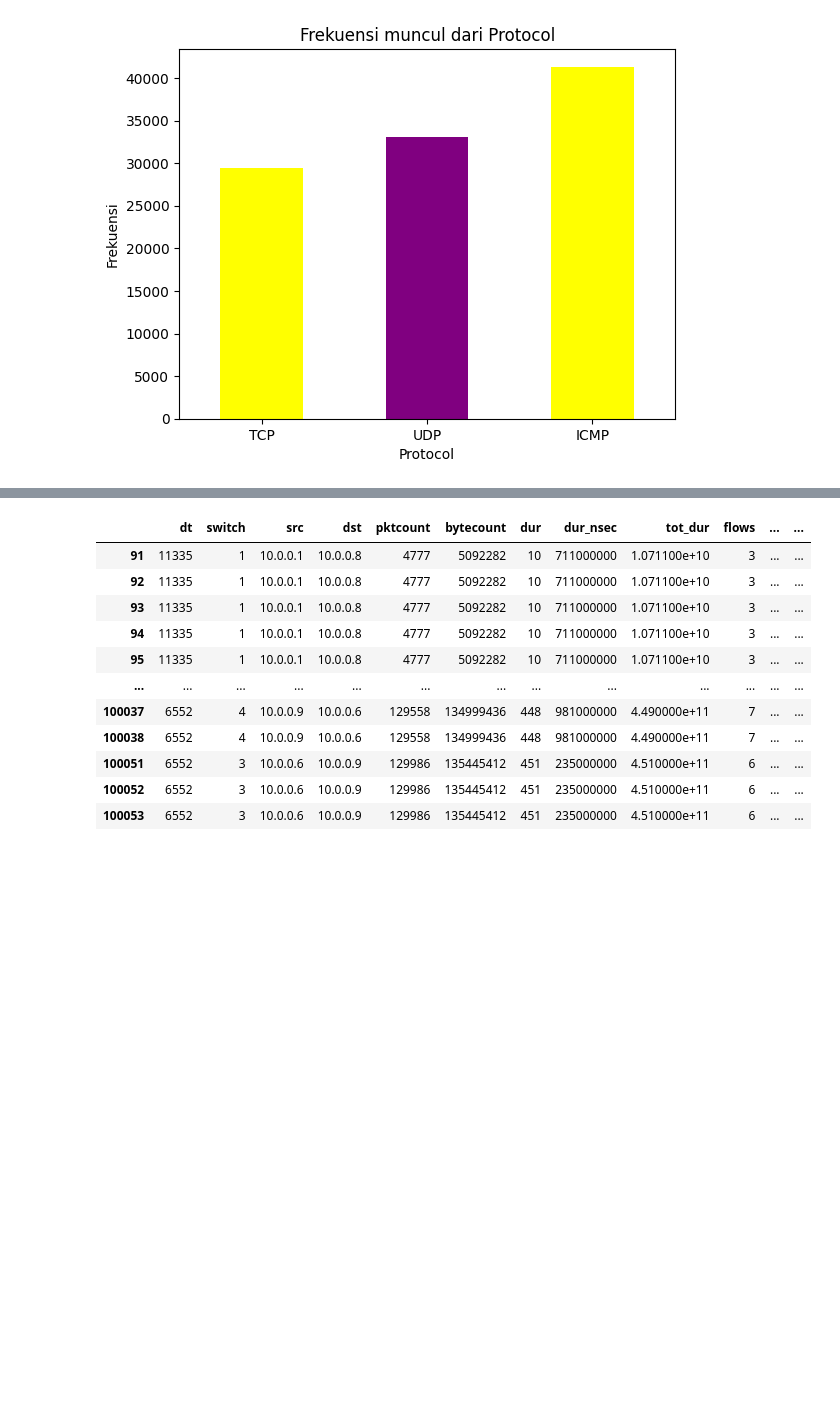
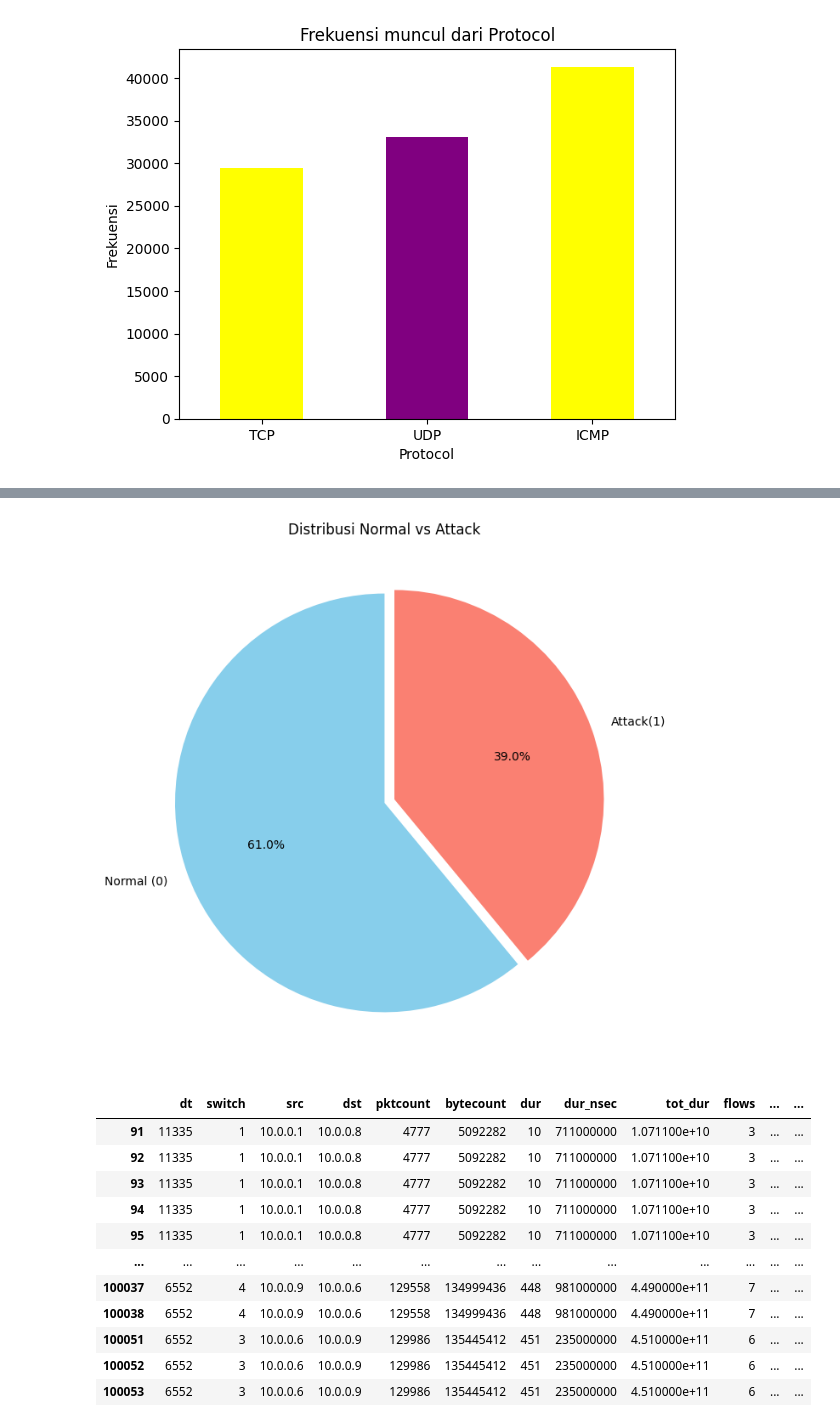
Before and after one commit to andiubaid09/Exploratory-Data-Analysis, a Jupyter notebook: Network Flow IoT/eda_network-flow.ipynb, the cells around one changed output, grey strips where cells are left out. Saved outputs shown, nothing was run; the diff lists cells and outputs as text; code cells hidden in the pictures; blank space fills up the shorter version.

```diff
--- a/Network Flow IoT/eda_network-flow.ipynb
+++ b/Network Flow IoT/eda_network-flow.ipynb
@@ -333,3 +393,17 @@ Name: pktrate, dtype: float64
+# %%
+plt.figure(figsize=(13,8))
+plt.pie(
+    df['label'].value_counts(),
+    labels=['Normal (0)', 'Attack(1)'],
+    autopct='%1.1f%%',          # Menampilkan persentase
+    startangle=90,
+    colors=['skyblue', 'salmon'],
+    explode=(0, 0.05)
+)
+plt.title('Distribusi Normal vs Attack')
+plt.show()
+# %% [output]
+[figure, added]
 # %%
 Attack = df[df['label']== 1 ]
 Attack
```
Also changed, not shown: parts of 9 cells of this notebook.
